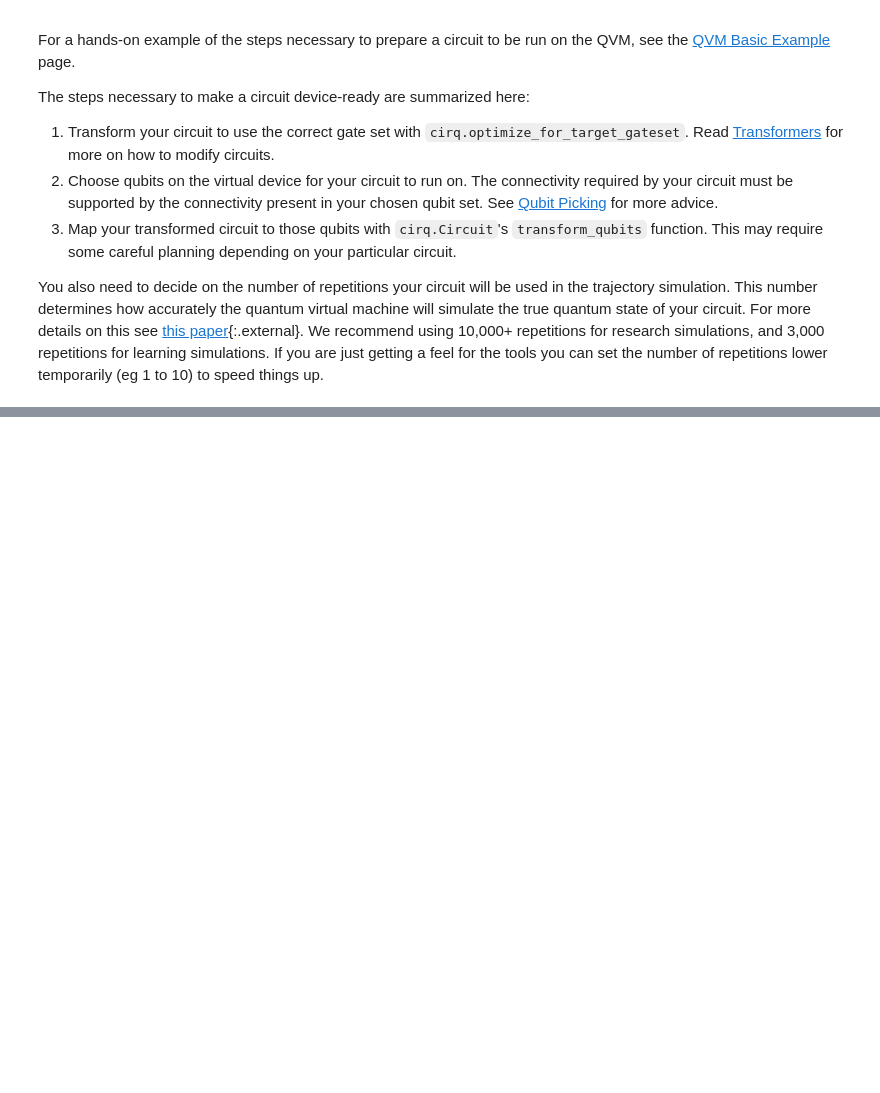
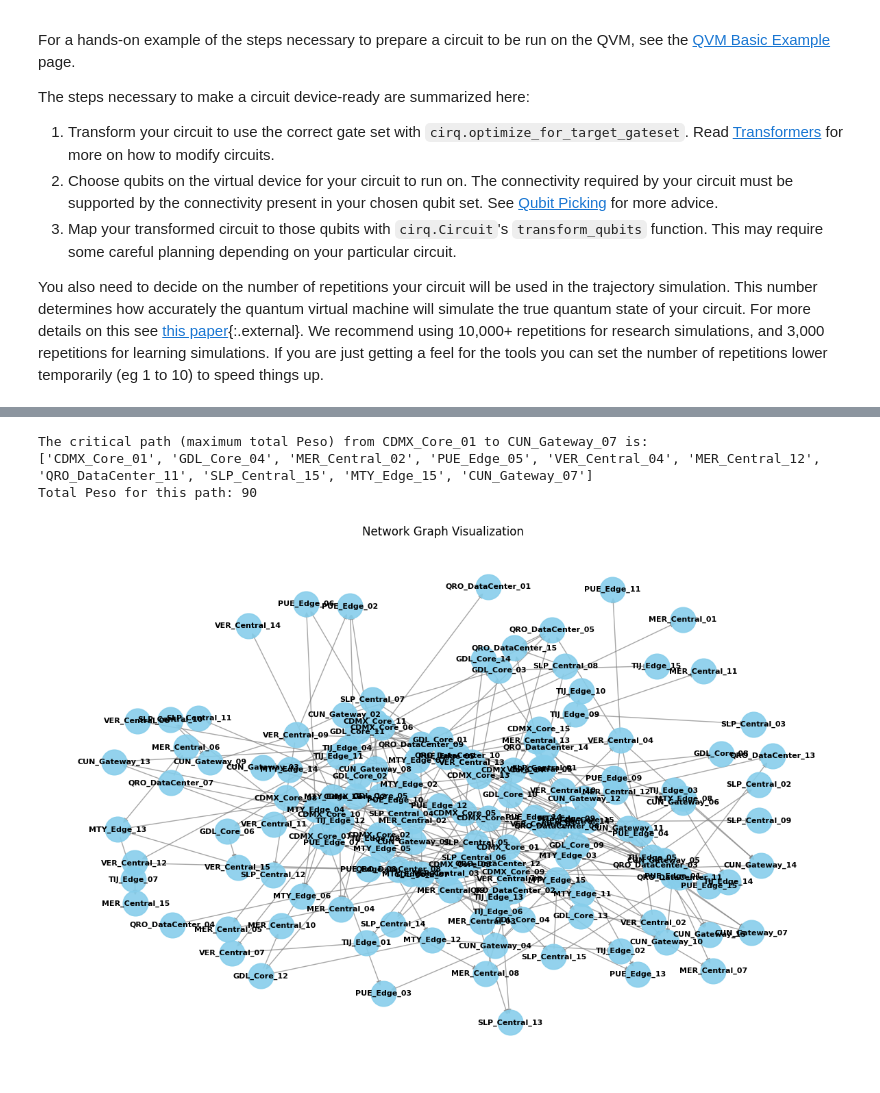
Before and after one commit to luisgabrielmatthew74/codeprojects, a Jupyter notebook: docs/simulate/quantum_virtual_machine-v11.ipynb, the cells around one changed output, grey strips where cells are left out. Drawn from its saved outputs; the diff is of its cells as text; code cells hidden in the pictures; blank space fills up the shorter version.

```diff
--- a/docs/simulate/quantum_virtual_machine-v11.ipynb
+++ b/docs/simulate/quantum_virtual_machine-v11.ipynb
@@ -1205,0 +181,13 @@ You also need to decide on the number of repetitions your circuit will be used i
+# %%
+import networkx as nx
+
+# Create a directed graph from the DataFrame
+G = nx.from_pandas_edgelist(df_internet_connections,
+                            source='Nodo_Origen',
+                            target='Nodo_Destino',
+                            edge_attr=['Peso', 'Latencia_ms', 'Velocidad_Mbps'],
+                            create_using=nx.DiGraph())
+
+print(f"Graph created with {G.number_of_nodes()} nodes and {G.number_of_edges()} edges.")
+print(f"Nodes: {list(G.nodes)[:5]}...") # Displaying first 5 nodes
+print(f"Edges: {list(G.edges(data=True))[:5]}...") # Displaying first 5 edges with data
@@ -1205,0 +212,45 @@ You also need to decide on the number of repetitions your circuit will be used i
+# %%
+# Define the source and target nodes
+source_node = 'CDMX_Core_01'
+target_node = 'CUN_Gateway_07'
+
+# Add a 'negative_peso' attribute to each edge for critical path calculation
+for u, v, data in G.edges(data=True):
+    data['negative_peso'] = -data['Peso']
+
+# Find the path that minimizes 'negative_peso', which is equivalent to maximizing 'Peso'
+# Using Dijkstra's algorithm for shortest path with negative weights
+try:
+    critical_path = nx.shortest_path(G, source=source_node, target=target_node, weight='negative_peso')
+
+    # Calculate the total 'Peso' for the critical path
+    total_peso = 0
+    for i in range(len(critical_path) - 1):
+        u = critical_path[i]
+        v = critical_path[i+1]
+        total_peso += G[u][v]['Peso']
+
+    print(f"The critical path (maximum total Peso) from {source_node} to {target_node} is:")
+    print(critical_path)
+    print(f"Total Peso for this path: {total_peso}")
+
+except nx.NetworkXNoPath:
+    print(f"No path found from {source_node} to {target_node}.")
+except Exception as e:
+    print(f"An error occurred: {e}")
+# %% [output]
+The critical path (maximum total Peso) from CDMX_Core_01 to CUN_Gateway_07 is:
+['CDMX_Core_01', 'GDL_Core_04', 'MER_Central_02', 'PUE_Edge_05', 'VER_Central_04', 'MER_Central_12', 'QRO_DataCenter_11', 'SLP_Central_15', 'MTY_Edge_15', 'CUN_Gateway_07']
+Total Peso for this path: 90
+# %%
+plt.figure(figsize=(15, 10))
+pos = nx.spring_layout(G, k=0.15, iterations=20) # You can experiment with different layouts
+nx.draw_networkx_nodes(G, pos, node_size=700, node_color='skyblue', alpha=0.9)
+nx.draw_networkx_edges(G, pos, edge_color='gray', alpha=0.7, width=1.0)
+nx.draw_networkx_labels(G, pos, font_size=8, font_weight='bold')
+
+plt.title('Network Graph Visualization')
+plt.axis('off') # Hide axes
+plt.show()
+# %% [output]
+[figure, added]
```
Also changed, not shown: parts of 100 cells of this notebook.
